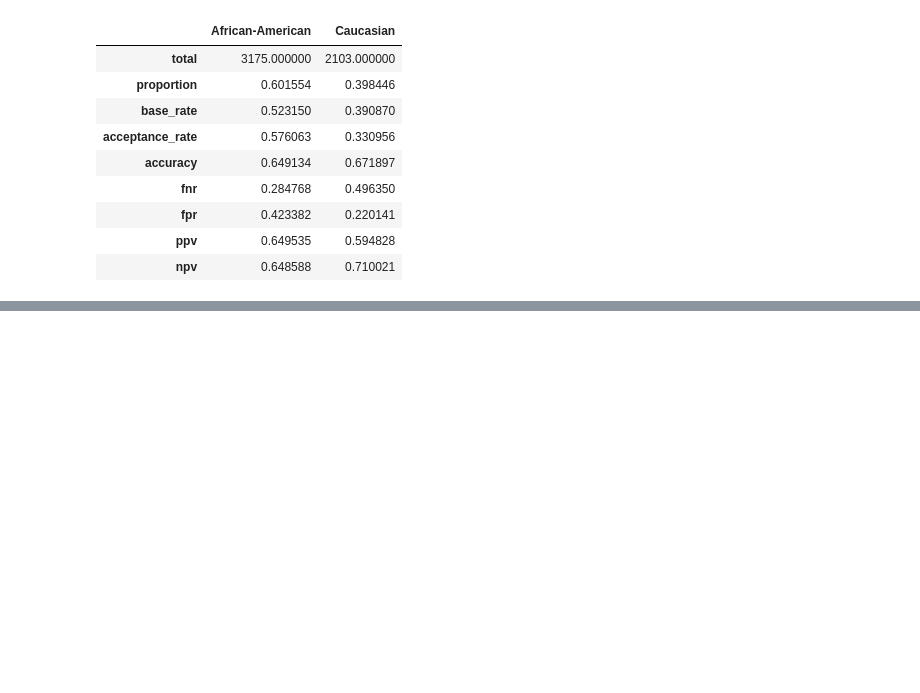
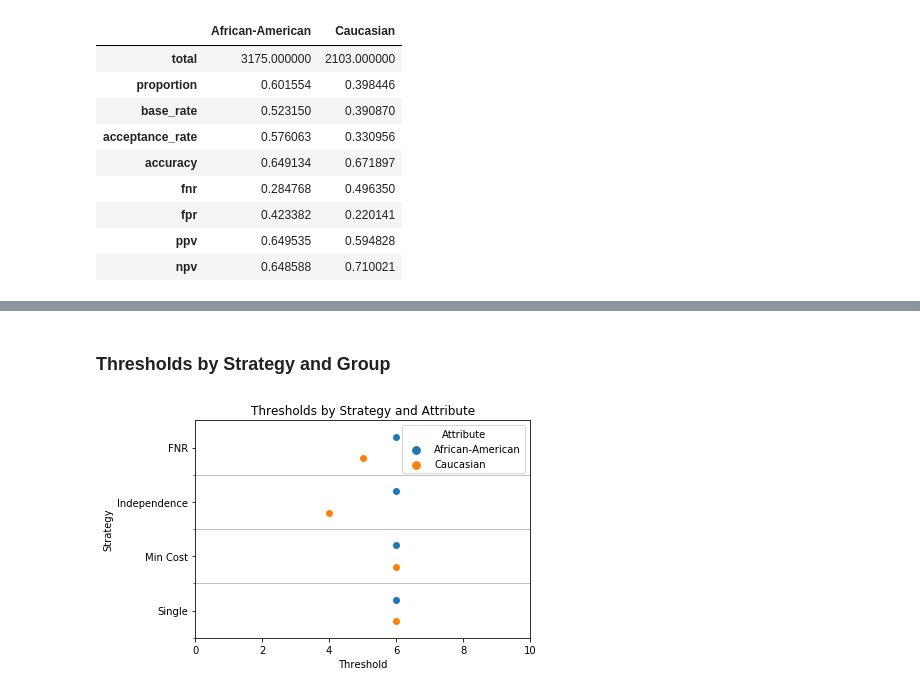
Before and after one commit to ResponsiblyAI/responsibly, a Jupyter notebook: docs/notebooks/demo-compas-analysis.ipynb, the cells around one changed output, grey strips where cells are left out. Saved outputs shown, nothing was run; the diff lists cells and outputs as text; code cells hidden in the pictures; blank space fills up the shorter version.

```diff
--- a/docs/notebooks/demo-compas-analysis.ipynb
+++ b/docs/notebooks/demo-compas-analysis.ipynb
@@ -278,0 +320,6 @@ report_binary(df_race_focused['two_year_recid'],
+# %% [markdown]
+### Thresholds by Strategy and Group
+# %%
+plot_thresholds(thresholds_data, xlim=(0, 10));
+# %% [output]
+[figure, added]
```
Also changed, not shown: parts of 13 cells of this notebook, 1 other file.
